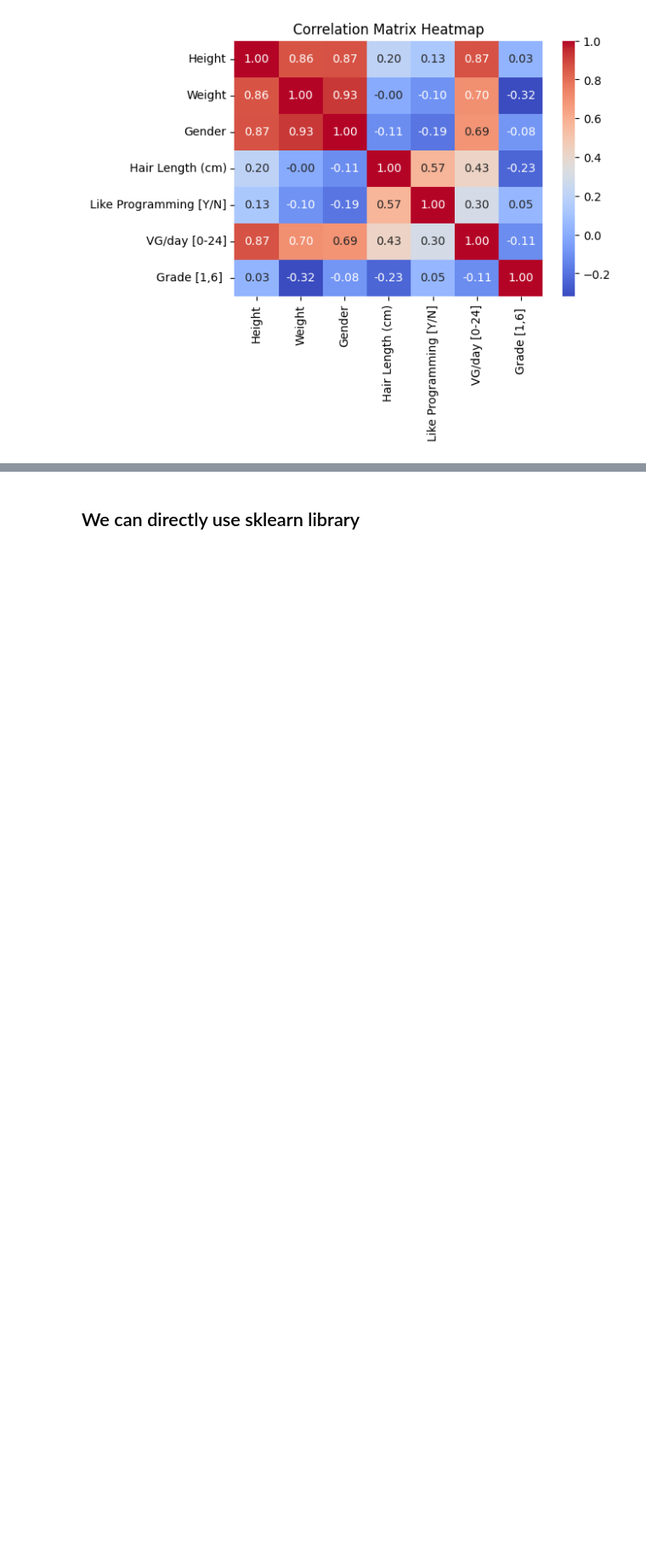
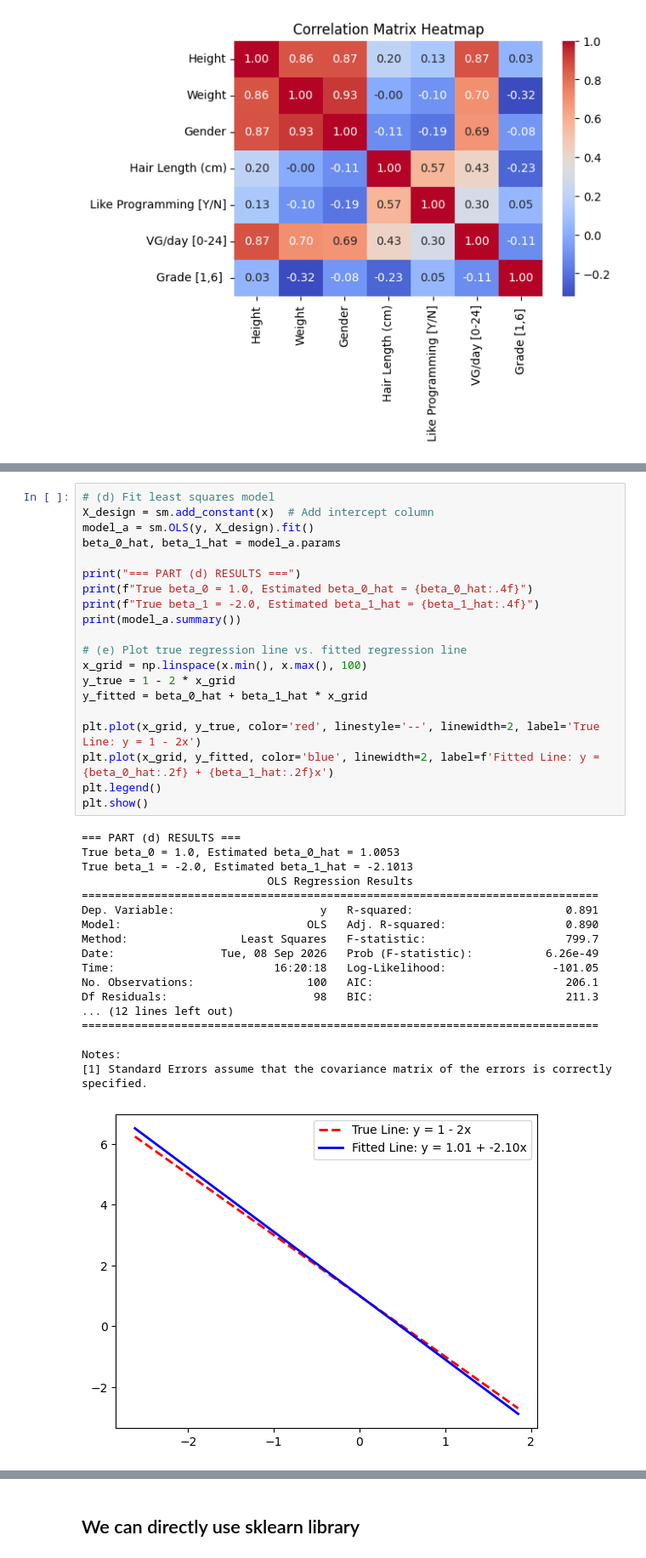
Before and after one commit to olethrosdc/machine-learning-neuch, a Jupyter notebook: BSc/src/Regression/regression_lab.ipynb, the cells around one changed output, grey strips where cells are left out. Shown at 85% size. Cells and saved outputs as stored; diff of their text form; blank space fills up the shorter version.

```diff
--- a/BSc/src/Regression/regression_lab.ipynb
+++ b/BSc/src/Regression/regression_lab.ipynb
@@ -133,0 +196,39 @@ print(param_df)
+# %%
+# (d) Fit least squares model
+X_design = sm.add_constant(x)  # Add intercept column
+model_a = sm.OLS(y, X_design).fit()
+beta_0_hat, beta_1_hat = model_a.params
+
+print("=== PART (d) RESULTS ===")
+print(f"True beta_0 = 1.0, Estimated beta_0_hat = {beta_0_hat:.4f}")
+print(f"True beta_1 = -2.0, Estimated beta_1_hat = {beta_1_hat:.4f}")
+print(model_a.summary())
+
+# (e) Plot true regression line vs. fitted regression line
+x_grid = np.linspace(x.min(), x.max(), 100)
+y_true = 1 - 2 * x_grid
+y_fitted = beta_0_hat + beta_1_hat * x_grid
+
+plt.plot(x_grid, y_true, color='red', linestyle='--', linewidth=2, label='True Line: y = 1 - 2x')
+plt.plot(x_grid, y_fitted, color='blue', linewidth=2, label=f'Fitted Line: y = {beta_0_hat:.2f} + {beta_1_hat:.2f}x')
+plt.legend()
+plt.show()
+# %% [output]
+=== PART (d) RESULTS ===
+True beta_0 = 1.0, Estimated beta_0_hat = 1.0053
+True beta_1 = -2.0, Estimated beta_1_hat = -2.1013
+                            OLS Regression Results
+==============================================================================
+Dep. Variable:                      y   R-squared:                       0.891
+Model:                            OLS   Adj. R-squared:                  0.890
+Method:                 Least Squares   F-statistic:                     799.7
+Date:                Tue, 08 Sep 2026   Prob (F-statistic):           6.26e-49
+Time:                        16:20:18   Log-Likelihood:                -101.05
+No. Observations:                 100   AIC:                             206.1
+Df Residuals:                      98   BIC:                             211.3
+... (12 lines left out)
+==============================================================================
+
+Notes:
+[1] Standard Errors assume that the covariance matrix of the errors is correctly specified.
+[figure, added]
```
Also changed, not shown: parts of 14 cells of this notebook.
